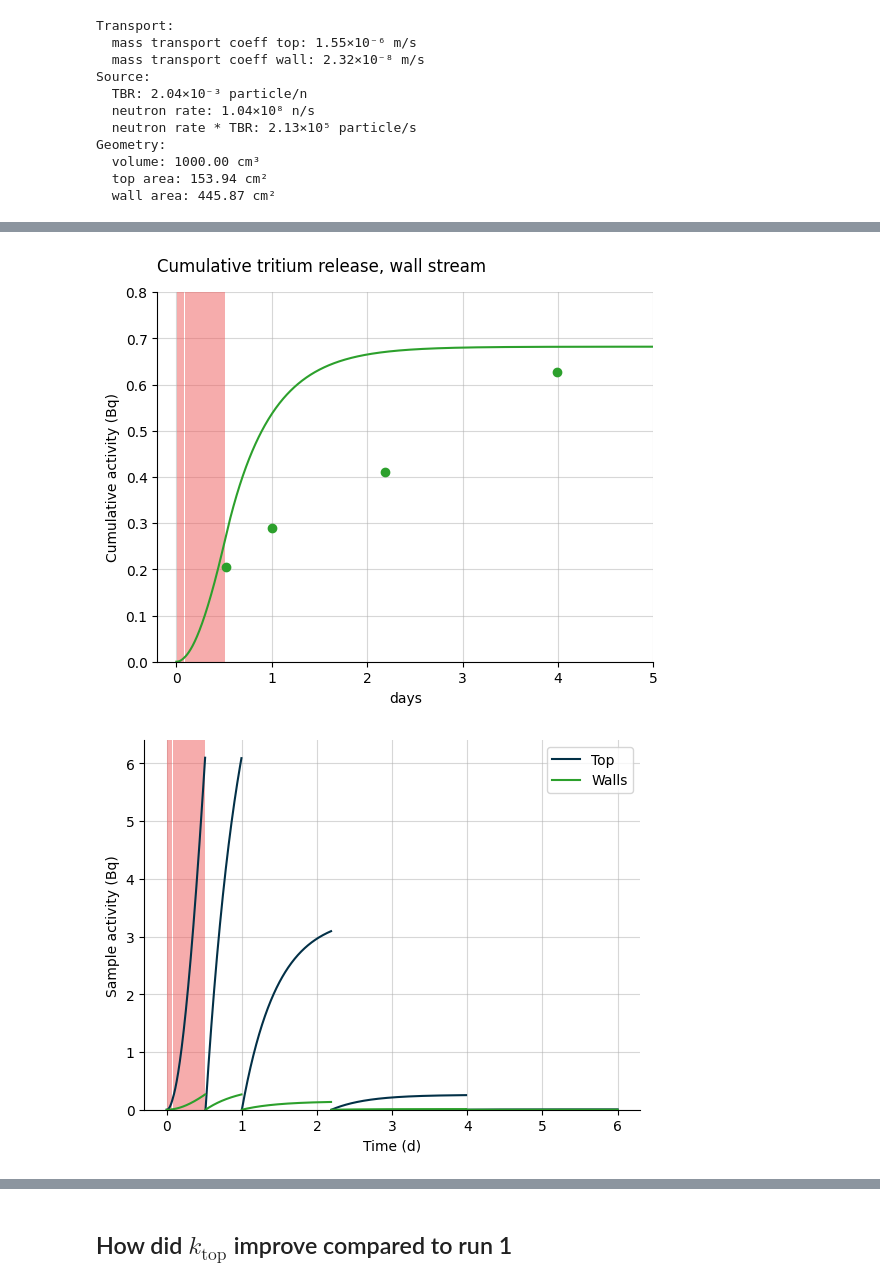
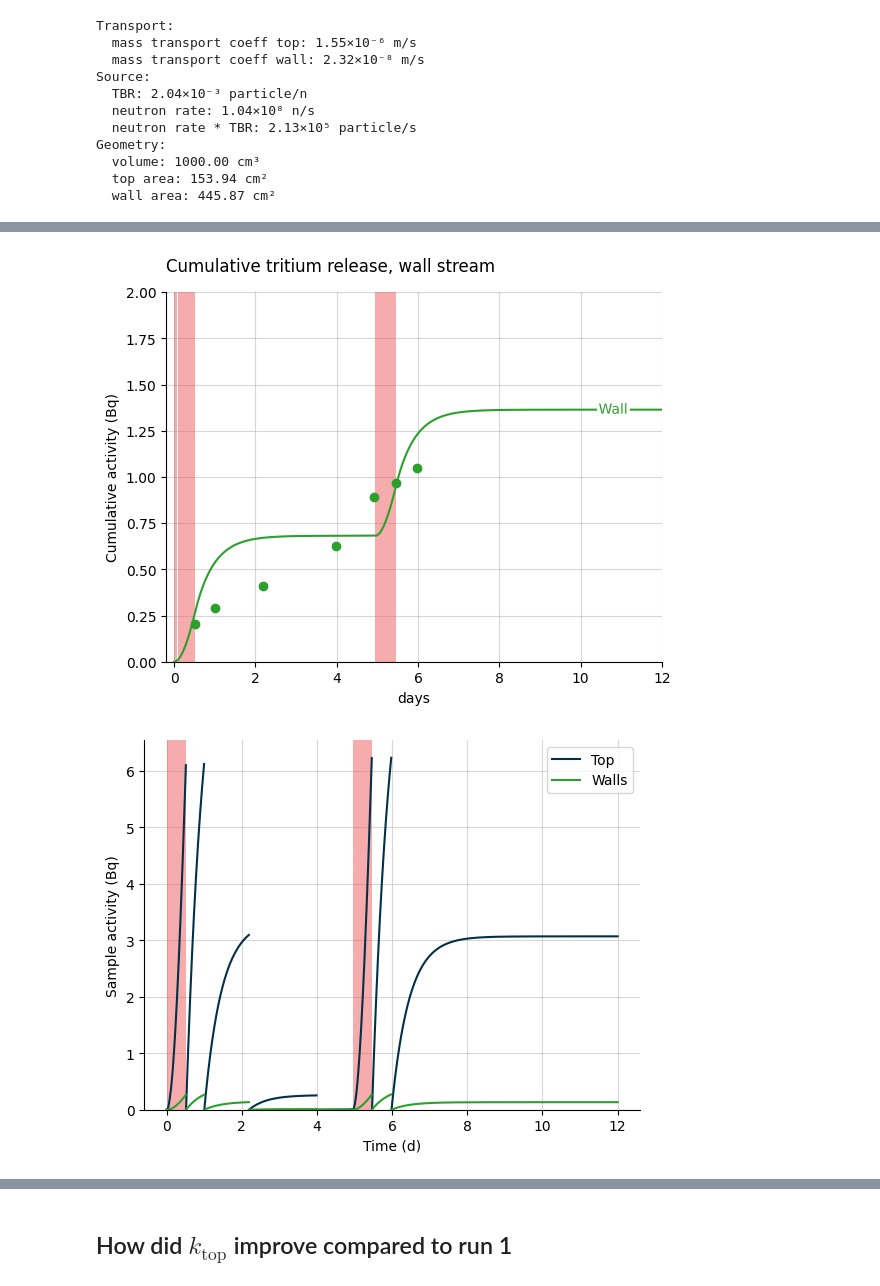
Before and after one commit to veliki-filozof/baby-1L-run-4, a Jupyter notebook: analysis/tritium/tritium_model.ipynb, the cells around one changed output, grey strips where cells are left out. Saved outputs shown, nothing was run; the diff lists cells and outputs as text; code cells hidden in the pictures.

```diff
--- a/analysis/tritium/tritium_model.ipynb
+++ b/analysis/tritium/tritium_model.ipynb
@@ -74,5 +74,5 @@ Measured TBR: 2.23e-03 particle / neutron
 # %%
-baby_model.run(6 * ureg.day)
+baby_model.run(12 * ureg.day)
 # %%
 print(f"Transport:")
 print(f"  mass transport coeff top: {baby_model.k_top:.2e~P}")
@@ -161,36 +161,36 @@ plt.figure()
 plot_integrated_wall_release(baby_model, color="tab:green", label="Wall")
 plot_irradiation(baby_model, facecolor="#EF5B5B", alpha=0.5)
 plt.grid(alpha=0.5)
 labelLines(plt.gca().get_lines(), zorder=2.5, xvals=[45]*2)
 plt.ylim(bottom=0 * ureg.Bq)
 
 plt.scatter(
     replacement_times_walls,
     OV_stream.get_cumulative_activity("total"),
     color="tab:green",
 )
 
 #plt.axvline(x=gas_switch_deltatime, color="grey", linestyle="--")
 #plt.annotate(
 #    f"Switch to H2 in He",
 #    (gas_switch_deltatime, 2.0),
 #    xytext=(-60, 10),
 #    textcoords="offset points",
 #    ha="center",
 #    va="bottom",
 #    color="black",
 #)
 
 plt.title("Cumulative tritium release, wall stream", loc="left", pad = 15)
-plt.ylim(top=0.8)
-plt.xlim(right = 5)
+plt.ylim(top=2.0)
+plt.xlim(right = 12)
 plt.xlim(left = -0.2)
 plt.xlabel("days")
 plt.ylabel("Cumulative activity (Bq)")
 
 plt.savefig("cumulative_release.pdf", bbox_inches="tight")
 # %% [output]
-[figure, old version]
+[figure, new version]
 # %%
 plot_sample_activity_top(
     baby_model, replacement_times=replacement_times_top, color="#023047", label="Top"
@@ -209,7 +209,7 @@ plt.xlabel(f"Time ({plt.gca().xaxis.get_units():~P})")
 plt.legend()
 plt.grid(alpha=0.5)
 # %% [output]
-[figure, old version]
+[figure, new version]
 # %%
 plt.figure()
 plot_sample_activity_top(
```
Also changed, not shown: parts of 4 cells of this notebook.
